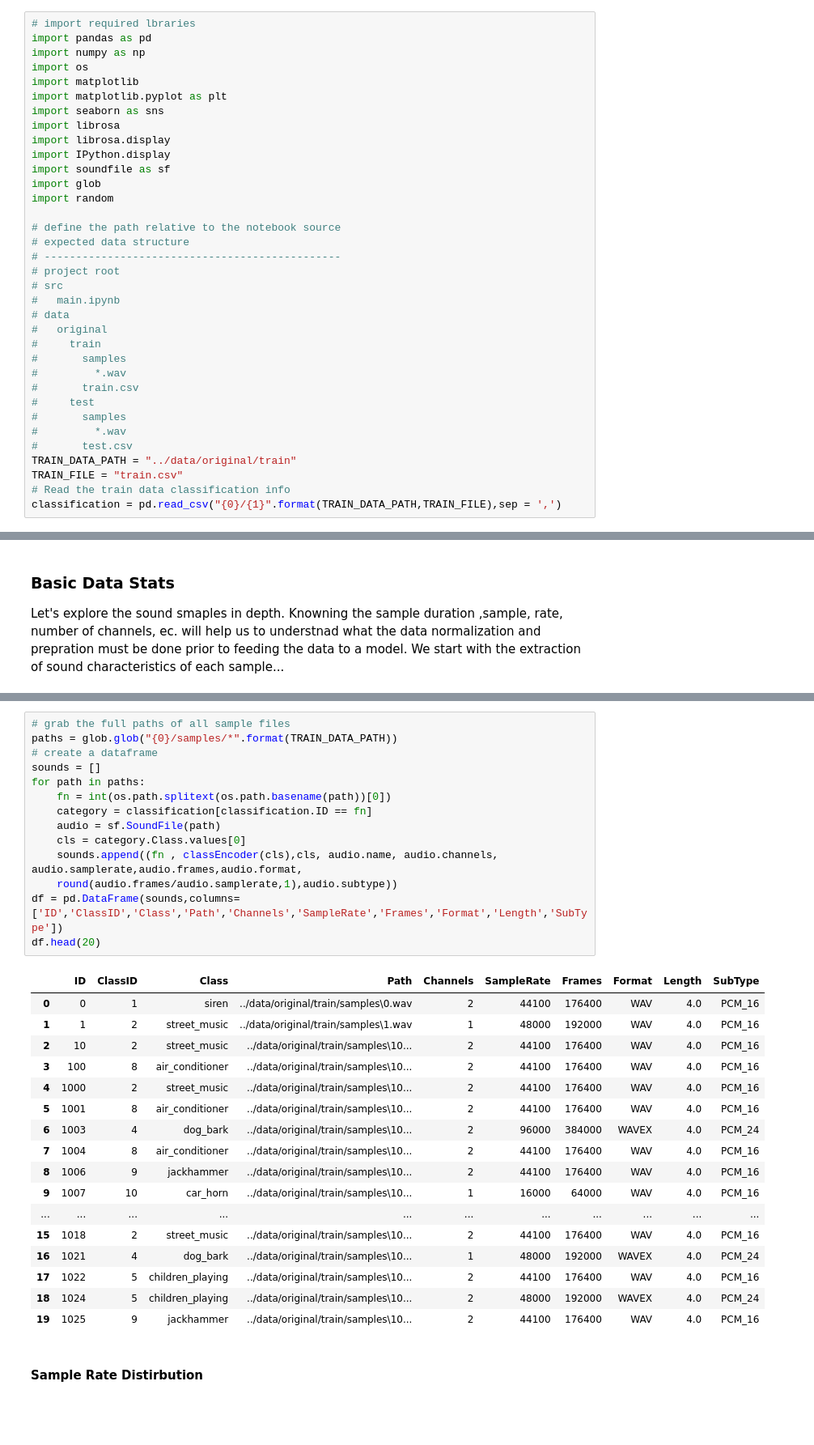
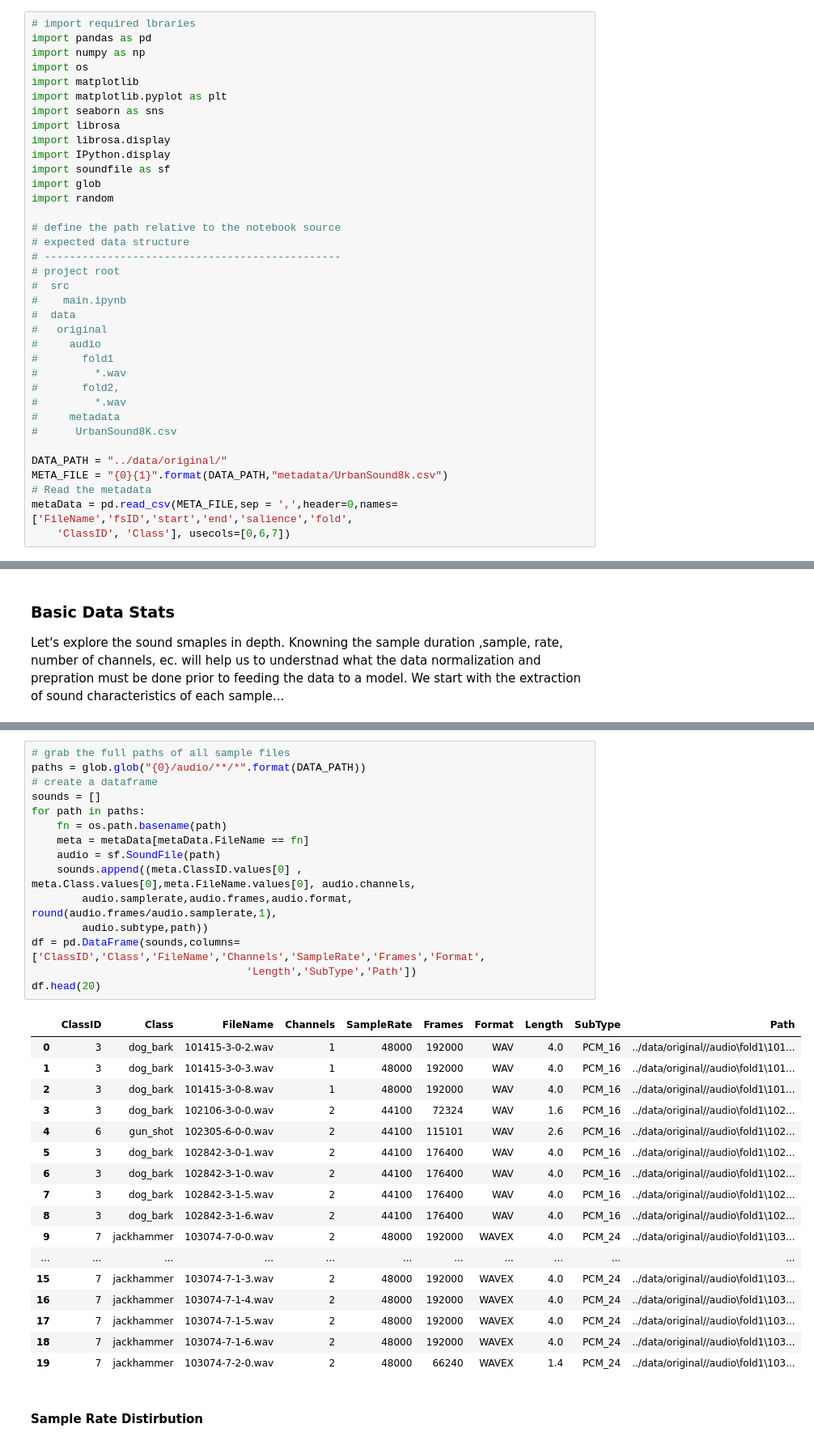
Before and after one commit to v2msLabs/ML1020-Course-Project, a Jupyter notebook: src/main.ipynb, the cells around one changed output, grey strips where cells are left out. Shown at 81% size. Drawn from its saved outputs; the diff is of its cells as text; blank space fills up the shorter version.

```diff
--- a/src/main.ipynb
+++ b/src/main.ipynb
@@ -40,19 +40,20 @@ import random
 # expected data structure
 # -----------------------------------------------
 # project root
-# src
-#   main.ipynb
-# data
+#  src
+#    main.ipynb
+#  data
 #   original
-#     train
-#       samples
+#     audio
+#       fold1
 #         *.wav
-#       train.csv
-#     test
-#       samples
+#       fold2,
 #         *.wav
-#       test.csv
-TRAIN_DATA_PATH = "../data/original/train"
-TRAIN_FILE = "train.csv"
-# Read the train data classification info
-classification = pd.read_csv("{0}/{1}".format(TRAIN_DATA_PATH,TRAIN_FILE),sep = ',')
+#     metadata
+#      UrbanSound8K.csv
+
+DATA_PATH = "../data/original/"
+META_FILE = "{0}{1}".format(DATA_PATH,"metadata/UrbanSound8k.csv")
+# Read the metadata
+metaData = pd.read_csv(META_FILE,sep = ',',header=0,names=['FileName','fsID','start','end','salience','fold',
+    'ClassID', 'Class'], usecols=[0,6,7])
@@ -131,35 +124,36 @@ def classEncoder(className):
 # %%
 # grab the full paths of all sample files
-paths = glob.glob("{0}/samples/*".format(TRAIN_DATA_PATH))
+paths = glob.glob("{0}/audio/**/*".format(DATA_PATH))
 # create a dataframe
 sounds = []
 for path in paths:
-    fn = int(os.path.splitext(os.path.basename(path))[0])
-    category = classification[classification.ID == fn]
+    fn = os.path.basename(path)
+    meta = metaData[metaData.FileName == fn]
     audio = sf.SoundFile(path)
-    cls = category.Class.values[0]
-    sounds.append((fn , classEncoder(cls),cls, audio.name, audio.channels, audio.samplerate,audio.frames,audio.format,
-    round(audio.frames/audio.samplerate,1),audio.subtype))
-df = pd.DataFrame(sounds,columns=['ID','ClassID','Class','Path','Channels','SampleRate','Frames','Format','Length','SubType'])
+    sounds.append((meta.ClassID.values[0] , meta.Class.values[0],meta.FileName.values[0], audio.channels,
+        audio.samplerate,audio.frames,audio.format, round(audio.frames/audio.samplerate,1),
+        audio.subtype,path))
+df = pd.DataFrame(sounds,columns=['ClassID','Class','FileName','Channels','SampleRate','Frames','Format',
+                                  'Length','SubType','Path'])
 df.head(20)
 # %% [output]
-|  | ID | ClassID | Class | Path | Channels | SampleRate | Frames | Format | Length | SubType |
-| 0 | 0 | 1 | siren | ../data/original/train/samples\0.wav | 2 | 44100 | 176400 | WAV | 4.0 | PCM_16 |
-| 1 | 1 | 2 | street_music | ../data/original/train/samples\1.wav | 1 | 48000 | 192000 | WAV | 4.0 | PCM_16 |
-| 2 | 10 | 2 | street_music | ../data/original/train/samples\10... | 2 | 44100 | 176400 | WAV | 4.0 | PCM_16 |
-| 3 | 100 | 8 | air_conditioner | ../data/original/train/samples\10... | 2 | 44100 | 176400 | WAV | 4.0 | PCM_16 |
-| 4 | 1000 | 2 | street_music | ../data/original/train/samples\10... | 2 | 44100 | 176400 | WAV | 4.0 | PCM_16 |
-| 5 | 1001 | 8 | air_conditioner | ../data/original/train/samples\10... | 2 | 44100 | 176400 | WAV | 4.0 | PCM_16 |
-| 6 | 1003 | 4 | dog_bark | ../data/original/train/samples\10... | 2 | 96000 | 384000 | WAVEX | 4.0 | PCM_24 |
-| 7 | 1004 | 8 | air_conditioner | ../data/original/train/samples\10... | 2 | 44100 | 176400 | WAV | 4.0 | PCM_16 |
-| 8 | 1006 | 9 | jackhammer | ../data/original/train/samples\10... | 2 | 44100 | 176400 | WAV | 4.0 | PCM_16 |
-| 9 | 1007 | 10 | car_horn | ../data/original/train/samples\10... | 1 | 16000 | 64000 | WAV | 4.0 | PCM_16 |
+|  | ClassID | Class | FileName | Channels | SampleRate | Frames | Format | Length | SubType | Path |
+| 0 | 3 | dog_bark | 101415-3-0-2.wav | 1 | 48000 | 192000 | WAV | 4.0 | PCM_16 | ../data/original//audio\fold1\101... |
+| 1 | 3 | dog_bark | 101415-3-0-3.wav | 1 | 48000 | 192000 | WAV | 4.0 | PCM_16 | ../data/original//audio\fold1\101... |
+| 2 | 3 | dog_bark | 101415-3-0-8.wav | 1 | 48000 | 192000 | WAV | 4.0 | PCM_16 | ../data/original//audio\fold1\101... |
+| 3 | 3 | dog_bark | 102106-3-0-0.wav | 2 | 44100 | 72324 | WAV | 1.6 | PCM_16 | ../data/original//audio\fold1\102... |
+| 4 | 6 | gun_shot | 102305-6-0-0.wav | 2 | 44100 | 115101 | WAV | 2.6 | PCM_16 | ../data/original//audio\fold1\102... |
+| 5 | 3 | dog_bark | 102842-3-0-1.wav | 2 | 44100 | 176400 | WAV | 4.0 | PCM_16 | ../data/original//audio\fold1\102... |
+| 6 | 3 | dog_bark | 102842-3-1-0.wav | 2 | 44100 | 176400 | WAV | 4.0 | PCM_16 | ../data/original//audio\fold1\102... |
+| 7 | 3 | dog_bark | 102842-3-1-5.wav | 2 | 44100 | 176400 | WAV | 4.0 | PCM_16 | ../data/original//audio\fold1\102... |
+| 8 | 3 | dog_bark | 102842-3-1-6.wav | 2 | 44100 | 176400 | WAV | 4.0 | PCM_16 | ../data/original//audio\fold1\102... |
+| 9 | 7 | jackhammer | 103074-7-0-0.wav | 2 | 48000 | 192000 | WAVEX | 4.0 | PCM_24 | ../data/original//audio\fold1\103... |
 | ... | ... | ... | ... | ... | ... | ... | ... | ... | ... | ... |
-| 15 | 1018 | 2 | street_music | ../data/original/train/samples\10... | 2 | 44100 | 176400 | WAV | 4.0 | PCM_16 |
-| 16 | 1021 | 4 | dog_bark | ../data/original/train/samples\10... | 1 | 48000 | 192000 | WAVEX | 4.0 | PCM_24 |
-| 17 | 1022 | 5 | children_playing | ../data/original/train/samples\10... | 2 | 44100 | 176400 | WAV | 4.0 | PCM_16 |
-| 18 | 1024 | 5 | children_playing | ../data/original/train/samples\10... | 2 | 48000 | 192000 | WAVEX | 4.0 | PCM_24 |
-| 19 | 1025 | 9 | jackhammer | ../data/original/train/samples\10... | 2 | 44100 | 176400 | WAV | 4.0 | PCM_16 |
+| 15 | 7 | jackhammer | 103074-7-1-3.wav | 2 | 48000 | 192000 | WAVEX | 4.0 | PCM_24 | ../data/original//audio\fold1\103... |
+| 16 | 7 | jackhammer | 103074-7-1-4.wav | 2 | 48000 | 192000 | WAVEX | 4.0 | PCM_24 | ../data/original//audio\fold1\103... |
+| 17 | 7 | jackhammer | 103074-7-1-5.wav | 2 | 48000 | 192000 | WAVEX | 4.0 | PCM_24 | ../data/original//audio\fold1\103... |
+| 18 | 7 | jackhammer | 103074-7-1-6.wav | 2 | 48000 | 192000 | WAVEX | 4.0 | PCM_24 | ../data/original//audio\fold1\103... |
+| 19 | 7 | jackhammer | 103074-7-2-0.wav | 2 | 48000 | 66240 | WAVEX | 1.4 | PCM_24 | ../data/original//audio\fold1\103... |
 # %% [markdown]
 #### Sample Rate Distirbution
 # %%
```
Also changed, not shown: parts of 12 cells of this notebook.
